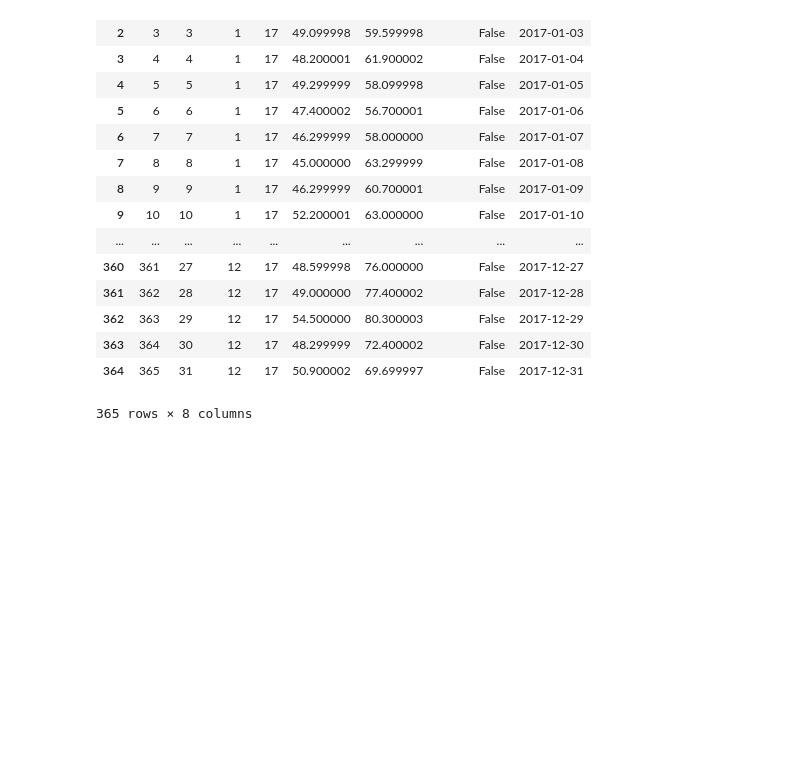
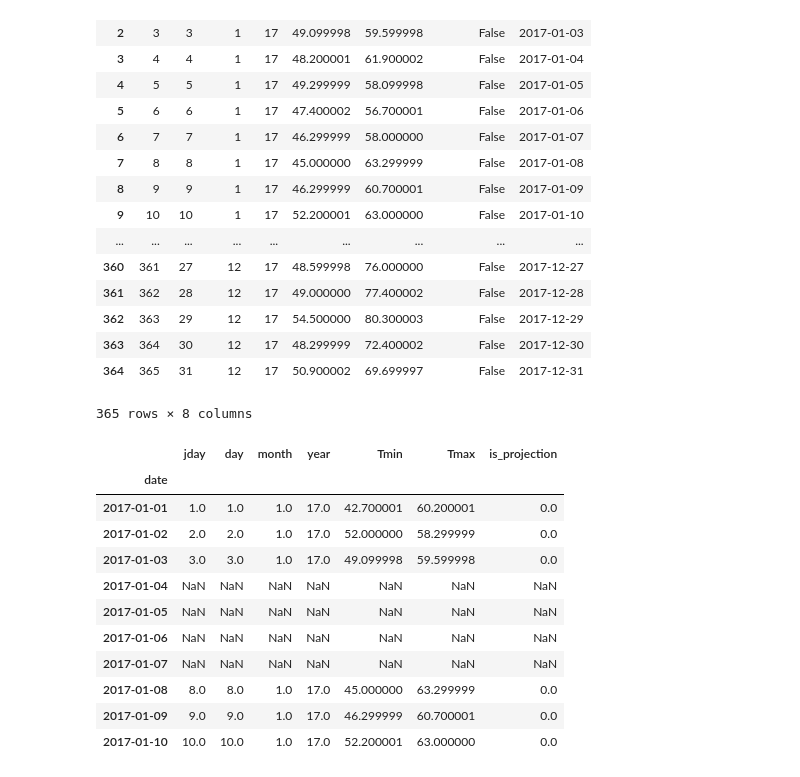
Before and after one commit to manoukis/ddtool, a Jupyter notebook: scratch/Scratch.ipynb, the cells around one changed output. Drawn from its saved outputs; the diff is of its cells as text; code cells hidden in the pictures; blank space fills up the shorter version.

```diff
--- a/scratch/Scratch.ipynb
+++ b/scratch/Scratch.ipynb
@@ -132,3 +133,21 @@ display(dat)
 | 363 | 364 | 30 | 12 | 17 | 48.299999 | 72.400002 | False | 2017-12-30 |
 | 364 | 365 | 31 | 12 | 17 | 50.900002 | 69.699997 | False | 2017-12-31 |
 365 rows × 8 columns
+# %%
+t = dat.copy(deep=True)
+t = t.set_index('date')
+t.loc['2017-01-04':'2017-01-07'] = np.nan
+t.head(10)
+# %% [output]
+|  | jday | day | month | year | Tmin | Tmax | is_projection |
+| date |  |  |  |  |  |  |  |
+| 2017-01-01 | 1.0 | 1.0 | 1.0 | 17.0 | 42.700001 | 60.200001 | 0.0 |
+| 2017-01-02 | 2.0 | 2.0 | 1.0 | 17.0 | 52.000000 | 58.299999 | 0.0 |
+| 2017-01-03 | 3.0 | 3.0 | 1.0 | 17.0 | 49.099998 | 59.599998 | 0.0 |
+| 2017-01-04 | NaN | NaN | NaN | NaN | NaN | NaN | NaN |
+| 2017-01-05 | NaN | NaN | NaN | NaN | NaN | NaN | NaN |
+| 2017-01-06 | NaN | NaN | NaN | NaN | NaN | NaN | NaN |
+| 2017-01-07 | NaN | NaN | NaN | NaN | NaN | NaN | NaN |
+| 2017-01-08 | 8.0 | 8.0 | 1.0 | 17.0 | 45.000000 | 63.299999 | 0.0 |
+| 2017-01-09 | 9.0 | 9.0 | 1.0 | 17.0 | 46.299999 | 60.700001 | 0.0 |
+| 2017-01-10 | 10.0 | 10.0 | 1.0 | 17.0 | 52.200001 | 63.000000 | 0.0 |
```
Also changed, not shown: parts of 1 cell of this notebook, 2 other files.
